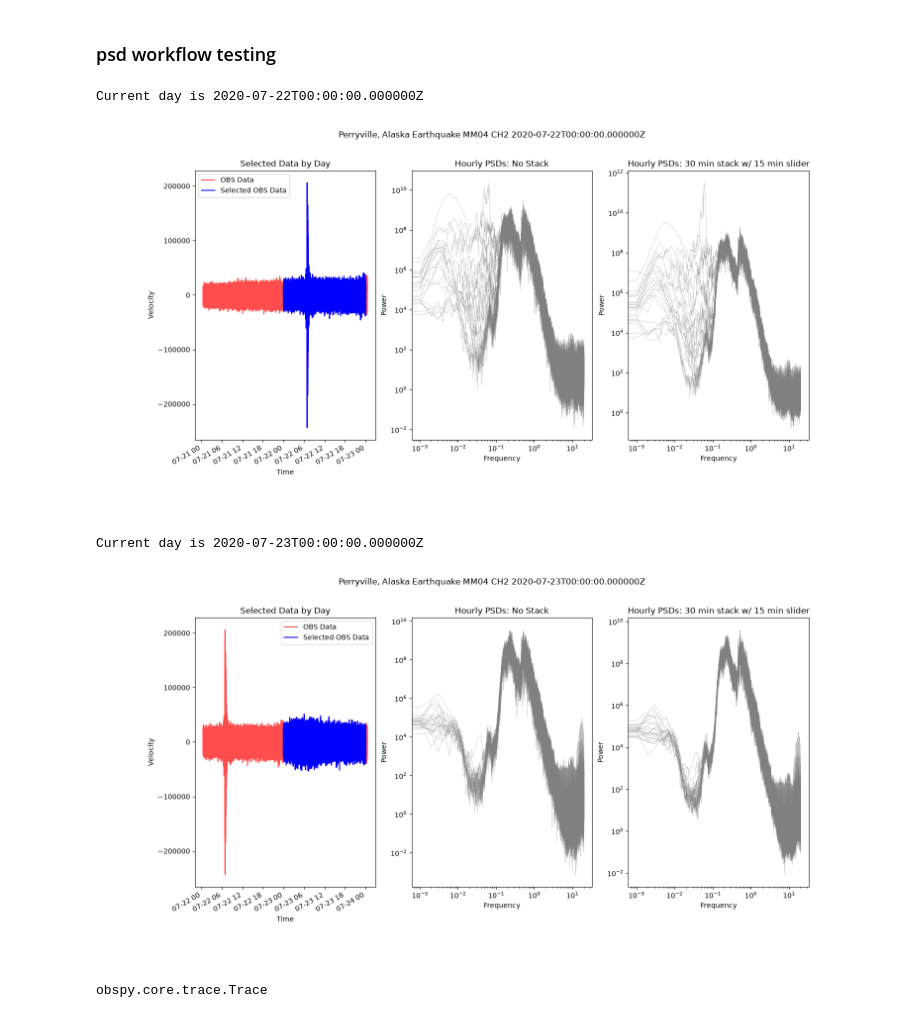
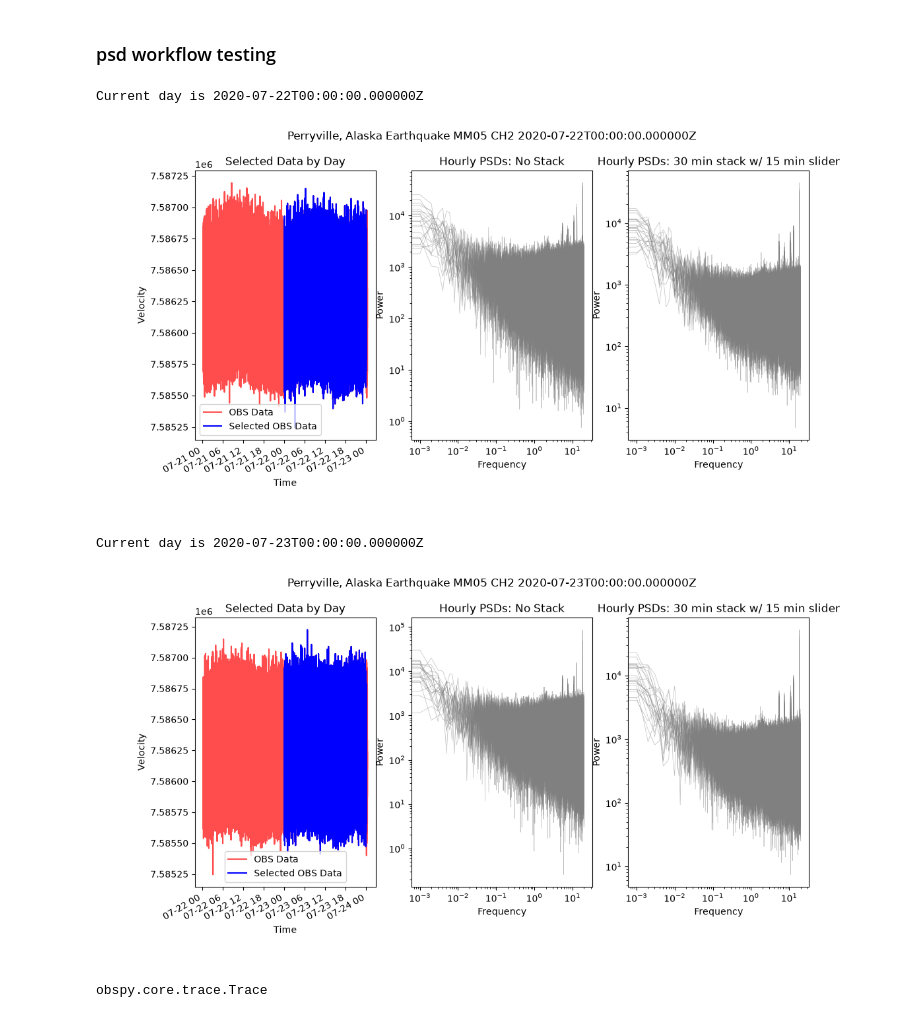
Before and after one commit to nico-valencia/LOBSTER, a Jupyter notebook: examples/test_workflow.ipynb, the cells around one changed output. Drawn from its saved outputs; the diff is of its cells as text; code cells hidden in the pictures.

Commit message:
python notebooks for data processing...should be cleaned up

```diff
--- a/examples/test_workflow.ipynb
+++ b/examples/test_workflow.ipynb
@@ -201,14 +201,14 @@ end_day = UTCDateTime("2020-07-23")
 
 #identify station and channel (will be looped later)
 
-station = dataset.get_station("MM04")
+station = dataset.get_station("MM05")
 channel = station.get_channel("CH2")
 inventory = read_inventory(str(channel.response_file),format="RESP")
 
 
 
 for days in range(int((end_day - start_day) / 86400) + 1):
-    plt.figure(figsize=(16,8))
+    plt.figure(figsize=(12,6))
     # print(days)
     current_day = start_day + days * 86400
     day_before = start_day + (days - 1) * 86400
@@ -262,51 +262,54 @@ for days in range(int((end_day - start_day) / 86400) + 1):
     # print(st[0])
     # plt.figure(figsize=(8,6))
 
+    median_stds = []
+    stds = []
+
     for hours in range(int((next_day-current_day)/ 3600)+1)[:-1]:
         # print(hours)
         current_hour = current_day + hours * 3600
         next_hour = current_day + (hours+1) * 3600
         # print(current_hour,next_hour)
         hour_of_data = extract_time_window(tr,starttime=current_hour,endtime=next_hour)
 
         psds = []
         for window_trace in sliding_windows(hour_of_data,window_minutes=30):
 
 
             psd = calculate_psd(window_trace,sampling_rate=window_trace.stats.sampling_rate)
             psds.append(psd[1])
 
         psds = np.array(psds)
         median_psd = np.median(psds, axis=0)
 
+        std_median = np.std(median_psd)
+        std = np.std(psd)
+
+        median_stds.append(std_median)
+        stds.append(std)
+
+
+
+        # print(std_median,std)
+
         plt.subplot(1,3,2)
         plt.loglog(psd[0],psd[1],c='grey',linewidth=0.5,alpha=0.5)
         plt.xlabel("Frequency")
         plt.ylabel("Power")
         plt.title("Hourly PSDs: No Stack")
 
         plt.subplot(1,3,3)
         plt.loglog(psd[0],median_psd,c='grey',linewidth=0.5,alpha=0.5)
         plt.xlabel("Frequency")
         plt.ylabel("Power")
         plt.title("Hourly PSDs: 30 min stack w/ 15 min slider")
 
-
-    #     data = hour_of_data.data
-    #     times = hour_of_data.times("matplotlib")
-
-    #     plt.plot(times,data)
-    #     plt.gca().xaxis_date()
-    #     plt.gcf().autofmt_xdate()
-
-
-
     plt.show()
 # %% [output]
 Current day is 2020-07-22T00:00:00.000000Z
-[figure, old version]
+[figure, new version]
 Current day is 2020-07-23T00:00:00.000000Z
-[figure, old version]
+[figure, new version]
 # %%
 # trace = read(str(channel.waveform_files[0]))[0]
 
```
Also changed, not shown: parts of 2 cells of this notebook, 1 other file.
